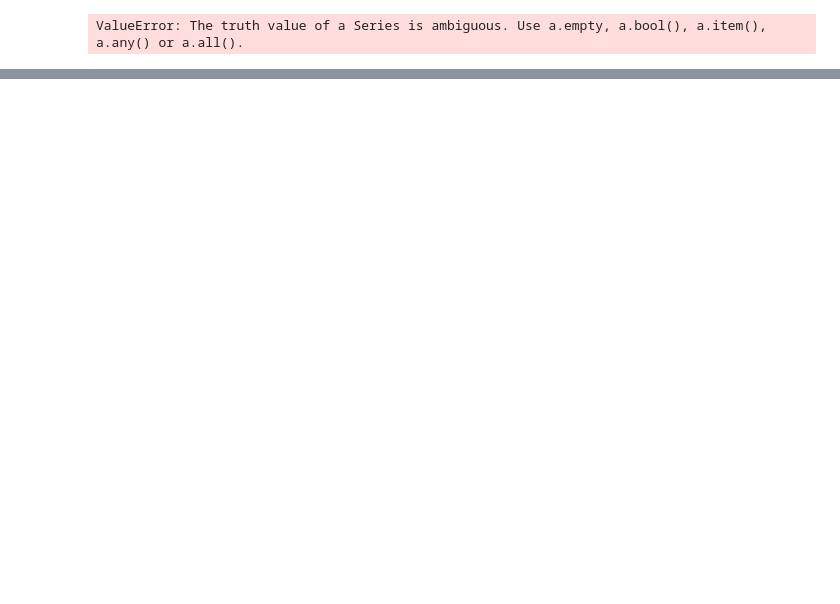
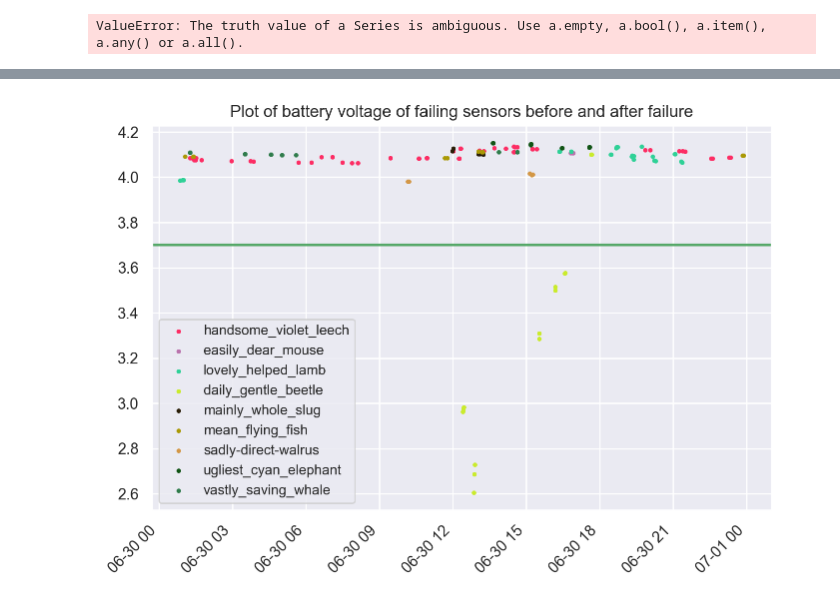
Before and after one commit to timsinashok/floodnet_ugsrp-2023, a Jupyter notebook: failure_frequency_and_mostly_failing_analysis.ipynb, the cells around one changed output, grey strips where cells are left out. Cells and saved outputs as stored; diff of their text form; code cells hidden in the pictures; blank space fills up the shorter version.

```diff
--- a/failure_frequency_and_mostly_failing_analysis.ipynb
+++ b/failure_frequency_and_mostly_failing_analysis.ipynb
@@ -281,0 +266,30 @@ for sensor in test_sensors:
+# %%
+## plotting battery voltage data for all of the sensors
+
+sns.set(rc = {'figure.figsize':(8,5)})
+
+i = 1
+for key, values in less_failing_data.items():
+    index = list(values)
+    interested_index = index + list(np.asarray(index) - 1) + list(np.asarray(index) - 2) + list(np.asarray(index) + 1) + list(np.asarray(index) + 2)
+    failing_df = dataframes[key].loc[interested_index].sort_values('Unnamed: 0')
+    #plt.title(key)
+    plt.scatter(x = pd.to_datetime(failing_df['times']), y = failing_df['batt_v'], color=np.random.rand(3,), label=key, s=5)
+    plt.axhline(y=3.7, color = 'g')
+
+
+# for key, values in mostly_failing_data.items():
+#     index = list(values)
+#     interested_index = index + list(np.asarray(index) - 1) + list(np.asarray(index) - 2) + list(np.asarray(index) + 1) + list(np.asarray(index) + 2)
+#     failing_df = dataframes[key].loc[interested_index].sort_values('Unnamed: 0')
+#     #plt.title(key)
+#     plt.scatter(x = pd.to_datetime(failing_df['times']), y = failing_df['batt_v'], color=np.random.rand(3,), label=key, s=5)
+#     plt.axhline(y=3.7, color = 'g')
+
+
+plt.xticks(rotation=45, ha='right')
+plt.title('Plot of battery voltage of failing sensors before and after failure')
+plt.legend(fontsize='small', loc='lower left')
+plt.show()
+# %% [output]
+[figure, added]
```
Also changed, not shown: parts of 15 cells of this notebook, 1 other file.
